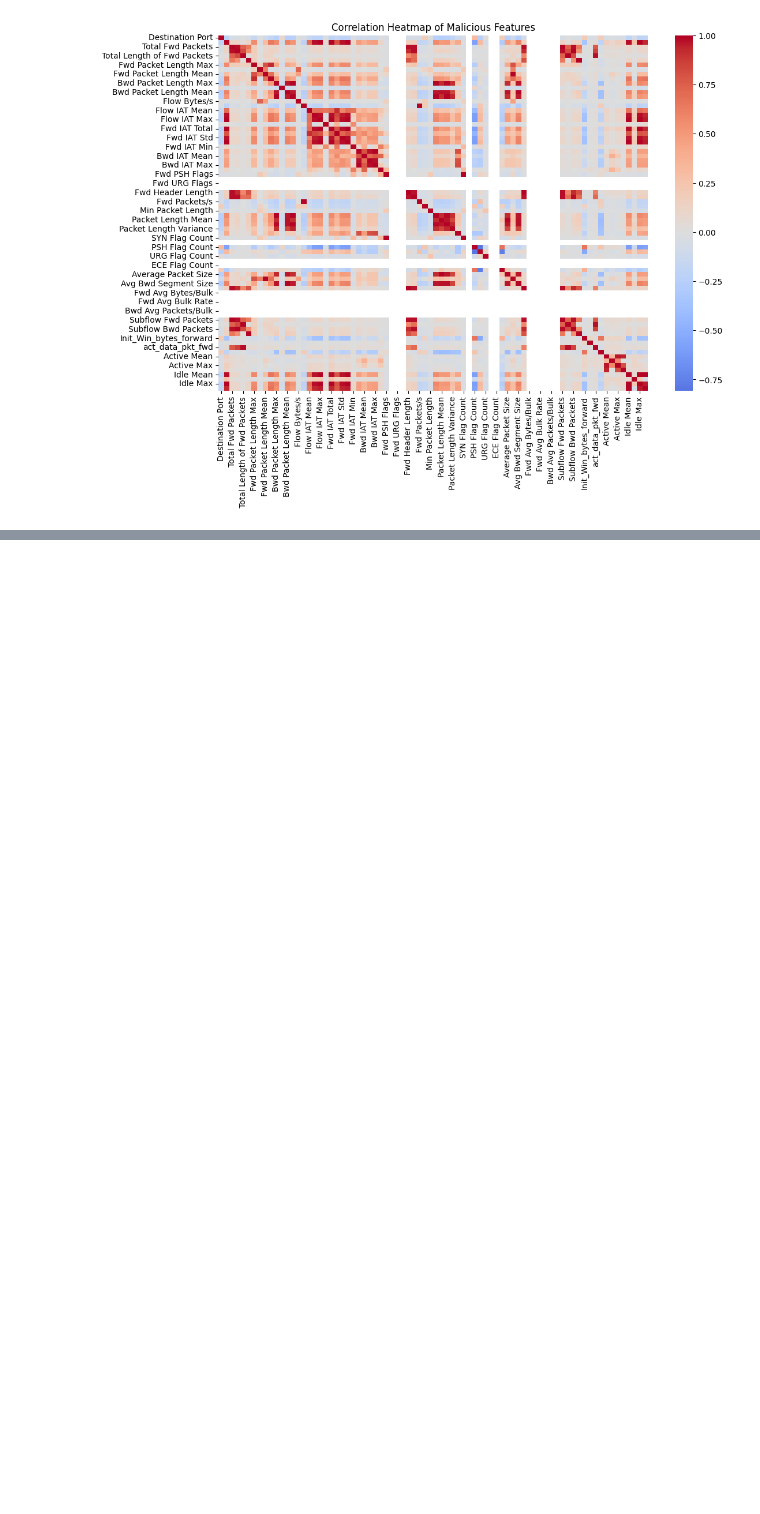
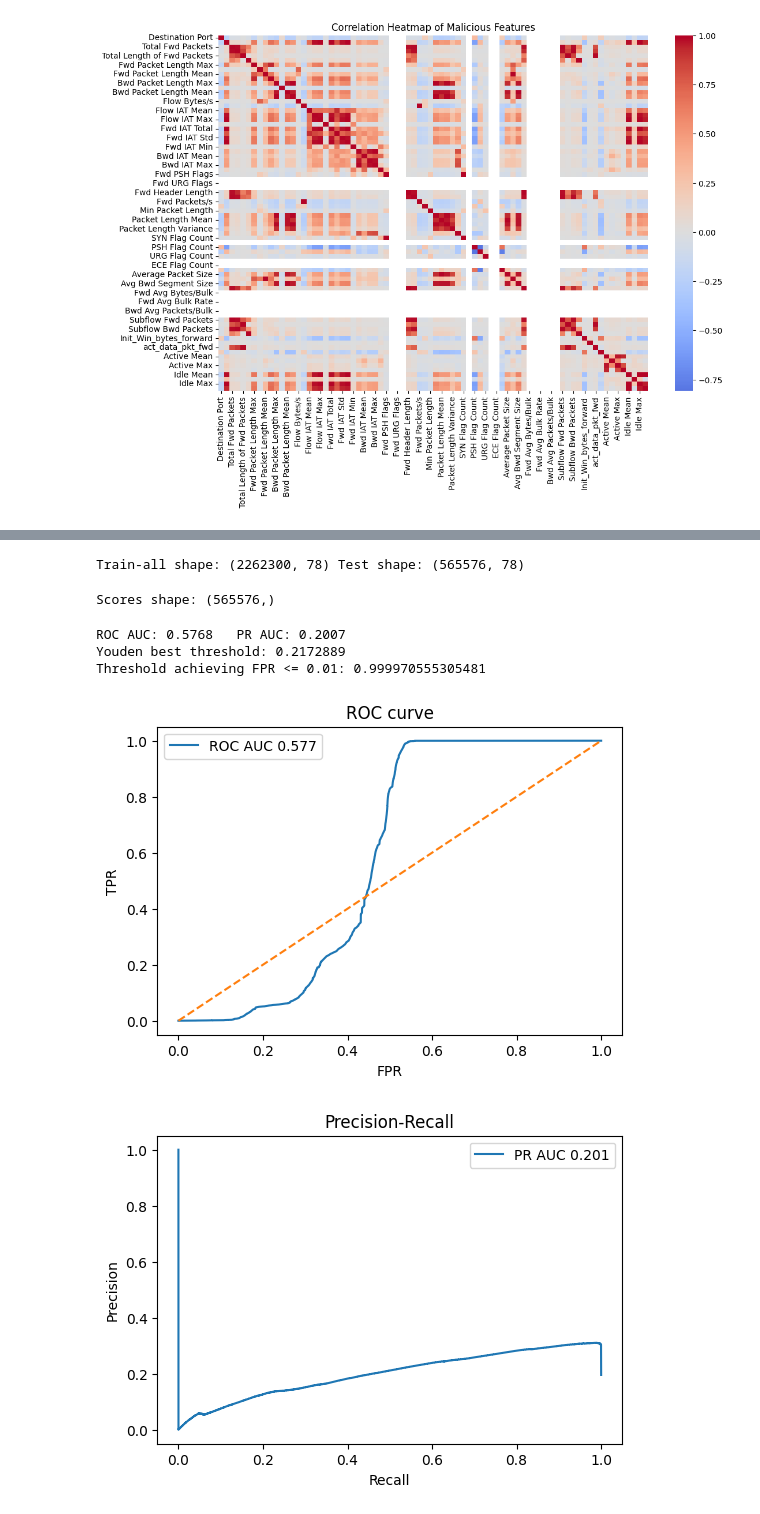
Before and after one commit to clustercoder/janus-ids, a Jupyter notebook: janus_data.ipynb, the cells around one changed output, grey strips where cells are left out. Cells and saved outputs as stored; diff of their text form; code cells hidden in the pictures; blank space fills up the shorter version.

```diff
--- a/janus_data.ipynb
+++ b/janus_data.ipynb
@@ -103,3 +98,7 @@ X_malicious = X_scaled[y == 1]
 print("Malicious sample shape:", X_malicious.shape)
 # %% [output]
 Malicious sample shape: (556556, 78)
+# %%
+subset_size = 200_000
+X_malicious = X_malicious[np.random.choice(X_malicious.shape[0], subset_size, replace=False)]
+print("Subset shape:", X_malicious.shape)
@@ -144,0 +404,74 @@ plt.show()
+# %%
+from sklearn.model_selection import train_test_split
+
+X_train_all, X_test, y_train_all, y_test = train_test_split(
+    X_scaled, y, test_size=0.20, stratify=y, random_state=42
+)
+print("Train-all shape:", X_train_all.shape, "Test shape:", X_test.shape)
+# %% [output]
+Train-all shape: (2262300, 78) Test shape: (565576, 78)
+# %%
+import torch
+from sklearn.metrics import roc_auc_score, roc_curve, precision_recall_curve, auc, confusion_matrix
+
+def score_with_discriminator(model, X_np, batch=4096):
+    model.eval()
+    scores = []
+    with torch.no_grad():
+        for i in range(0, X_np.shape[0], batch):
+            batch_x = torch.tensor(X_np[i:i+batch], dtype=torch.float32, device=device)
+            out = model(batch_x).view(-1).cpu().numpy()
+            scores.append(out)
+    return np.concatenate(scores)
+
+d_scores_test = score_with_discriminator(D, X_test)
+print("Scores shape:", d_scores_test.shape)
+# %% [output]
+Scores shape: (565576,)
+# %%
+y_test_arr = np.array(y_test).astype(int)
+
+# ROC AUC
+roc_auc = roc_auc_score(y_test_arr, d_scores_test)
+fpr, tpr, roc_thresh = roc_curve(y_test_arr, d_scores_test)
+roc_auc, fpr.shape, tpr.shape
+
+precision, recall, pr_thresh = precision_recall_curve(y_test_arr, d_scores_test)
+pr_auc = auc(recall, precision)
+
+print(f"ROC AUC: {roc_auc:.4f}   PR AUC: {pr_auc:.4f}")
+
+youden_j = tpr - fpr
+best_idx = np.argmax(youden_j)
+best_thresh = roc_thresh[best_idx]
+print("Youden best threshold:", best_thresh)
+
+target_fpr = 0.01
+if np.any(fpr <= target_fpr):
+    thr_idx = np.where(fpr <= target_fpr)[0][-1]
+    thr_for_target_fpr = roc_thresh[thr_idx]
+    print(f"Threshold achieving FPR <= {target_fpr}: {thr_for_target_fpr}")
+else:
+    thr_for_target_fpr = best_thresh
+    print("No threshold yields that low FPR; using Youden's threshold.")
+# %% [output]
+ROC AUC: 0.5768   PR AUC: 0.2007
+Youden best threshold: 0.2172889
+Threshold achieving FPR <= 0.01: 0.999970555305481
+# %%
+import matplotlib.pyplot as plt
+# ROC
+plt.figure(figsize=(6,4))
+plt.plot(fpr, tpr, label=f"ROC AUC {roc_auc:.3f}")
+plt.plot([0,1],[0,1],'--')
+plt.xlabel("FPR"); plt.ylabel("TPR"); plt.title("ROC curve")
+plt.legend(); plt.show()
+
+# PR
+plt.figure(figsize=(6,4))
+plt.plot(recall, precision, label=f"PR AUC {pr_auc:.3f}")
+plt.xlabel("Recall"); plt.ylabel("Precision"); plt.title("Precision-Recall")
+plt.legend(); plt.show()
+# %% [output]
+[figure, added]
+[figure, added]
```
Also changed, not shown: parts of 19 cells of this notebook.
